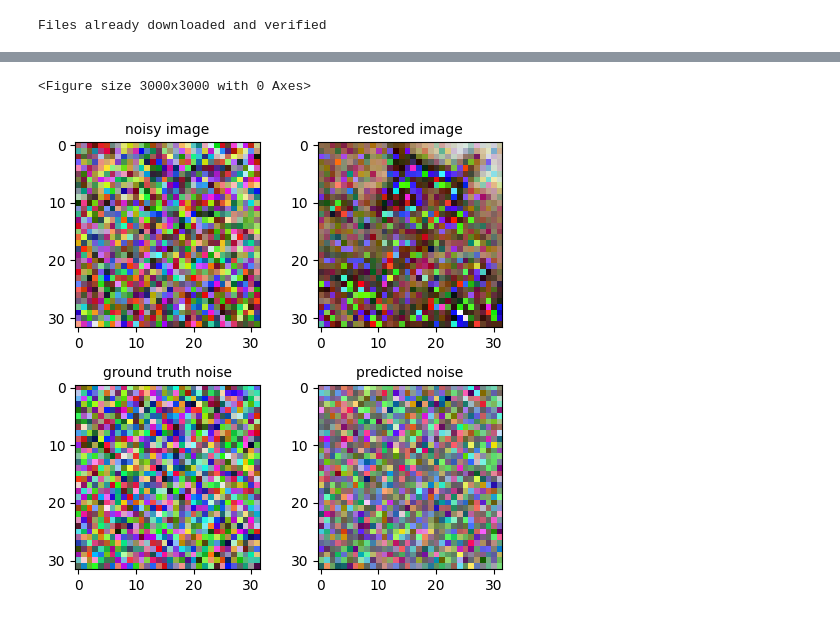
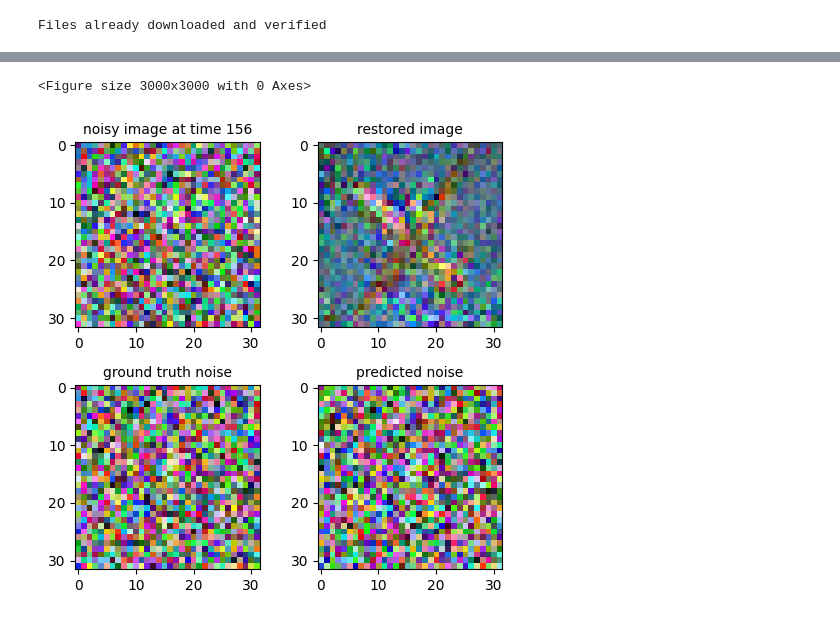
Before and after one commit to patrick-lindemann/ddpm, a Jupyter notebook: scheduler-test.ipynb, the cells around one changed output, grey strips where cells are left out. Cells and saved outputs as stored; diff of their text form; code cells hidden in the pictures.

```diff
--- a/scheduler-test.ipynb
+++ b/scheduler-test.ipynb
@@ -22,12 +14,12 @@ https://lilianweng.github.io/posts/2021-07-11-diffusion-models/
 # %%
 # Dataloader (you can mess with batch size)
-BATCH_SIZE = 32
+BATCH_SIZE = 128
 
 # How many runs through the data should we do?
-NO_EPOCHS = 150
+NO_EPOCHS = 100
 
 # How time steps for scheduler?
-TIME_STEPS = 100
+TIME_STEPS = 300
 
 # Noise Variance
 BETAS = torch.linspace(0.0001, 0.02, TIME_STEPS)
@@ -35,7 +27,6 @@ BETAS = torch.linspace(0.0001, 0.02, TIME_STEPS)
 # Transformations
 transform_pipelines = transforms.Compose(
     [
-        # transforms.CenterCrop(178),
         transforms.Resize((32, 32)),
         transforms.ToTensor(),  # (3,W,H)
         transforms.Lambda(lambda t: (t * 2) - 1),
@@ -178,7 +209,7 @@ display_noisy_images(images, nrow=3)
 img = images[0]
 
 # Create the network
-model = BasicUNet(in_channels=3, out_channels=3)
+model = CNN_with_Unet()
 model.to(device)
 
 loss_fn = nn.MSELoss()
@@ -196,23 +227,19 @@ for epoch in tqdm(range(NO_EPOCHS)):
         x_0=img_batch, t=t, betas=BETAS, device=device
     )
 
-    batch_loss = 0
+    predicted_noise_batch = model(img_batch_noisy)
 
-    for img_noisy, noise in zip(img_batch_noisy, noise_batch):
-        predicted_noise = model(img_noisy)
+    loss = loss_fn(predicted_noise_batch, noise_batch)
+    batch_loss = loss.item()
 
-        loss = loss_fn(predicted_noise, noise)
-        batch_loss += loss.item()
+    opt.zero_grad()
+    loss.backward()
+    opt.step()
 
-        opt.zero_grad()
-        loss.backward()
-        opt.step()
-
-    batch_loss /= BATCH_SIZE
     losses.append(batch_loss)
 
     # Print our the average of the loss values for this epoch:
-    if epoch + 1 % 50 == 0:
+    if (epoch + 1) % 50 == 0:
         print(f"Finished epoch {epoch}. Average loss for this epoch: {batch_loss:05f}")
 
 
@@ -234,32 +263,33 @@ plt.show()
 # %%
 t = torch.randint(0, TIME_STEPS, (1,)).long()
 img_noisy, noise = noise_scheduler(x_0=img, t=t, betas=BETAS, device=device)
 
 with torch.no_grad():
-    predicted_noise = model(img_noisy[0])
+    predicted_noise = model(img_noisy[0].unsqueeze(0))
 
-    predicted_noise = predicted_noise.cpu()
+    predicted_noise = predicted_noise.cpu().squeeze()
     noise = noise.cpu()
 
     img_n = img_noisy[0].cpu()
 
     restored_img = img_n - predicted_noise
+    restored_img = torch.clamp(restored_img, -1.0, 1.0).squeeze()
 
     plt.figure(figsize=(30, 30))
     f, ax = plt.subplots(2, 2, figsize=(5, 5))
 
     ax[0, 0].imshow(undo_transform_pipelines(img_n))
-    ax[0, 0].set_title(f"noisy image", fontsize=10)
+    ax[0, 0].set_title(f"noisy image at time {t[0]}", fontsize=10)
     ax[0, 1].imshow(undo_transform_pipelines(restored_img))
     ax[0, 1].set_title(f"restored image", fontsize=10)
 
     ax[1, 0].imshow(undo_transform_pipelines(noise))
     ax[1, 0].set_title(f"ground truth noise", fontsize=10)
     ax[1, 1].imshow(undo_transform_pipelines(predicted_noise))
     ax[1, 1].set_title(f"predicted noise", fontsize=10)
 
     f.tight_layout()
     plt.show()
 # %% [output]
 <Figure size 3000x3000 with 0 Axes>
-[figure, old version]
+[figure, new version]
```
Also changed, not shown: parts of 8 cells of this notebook, 1 other file.
